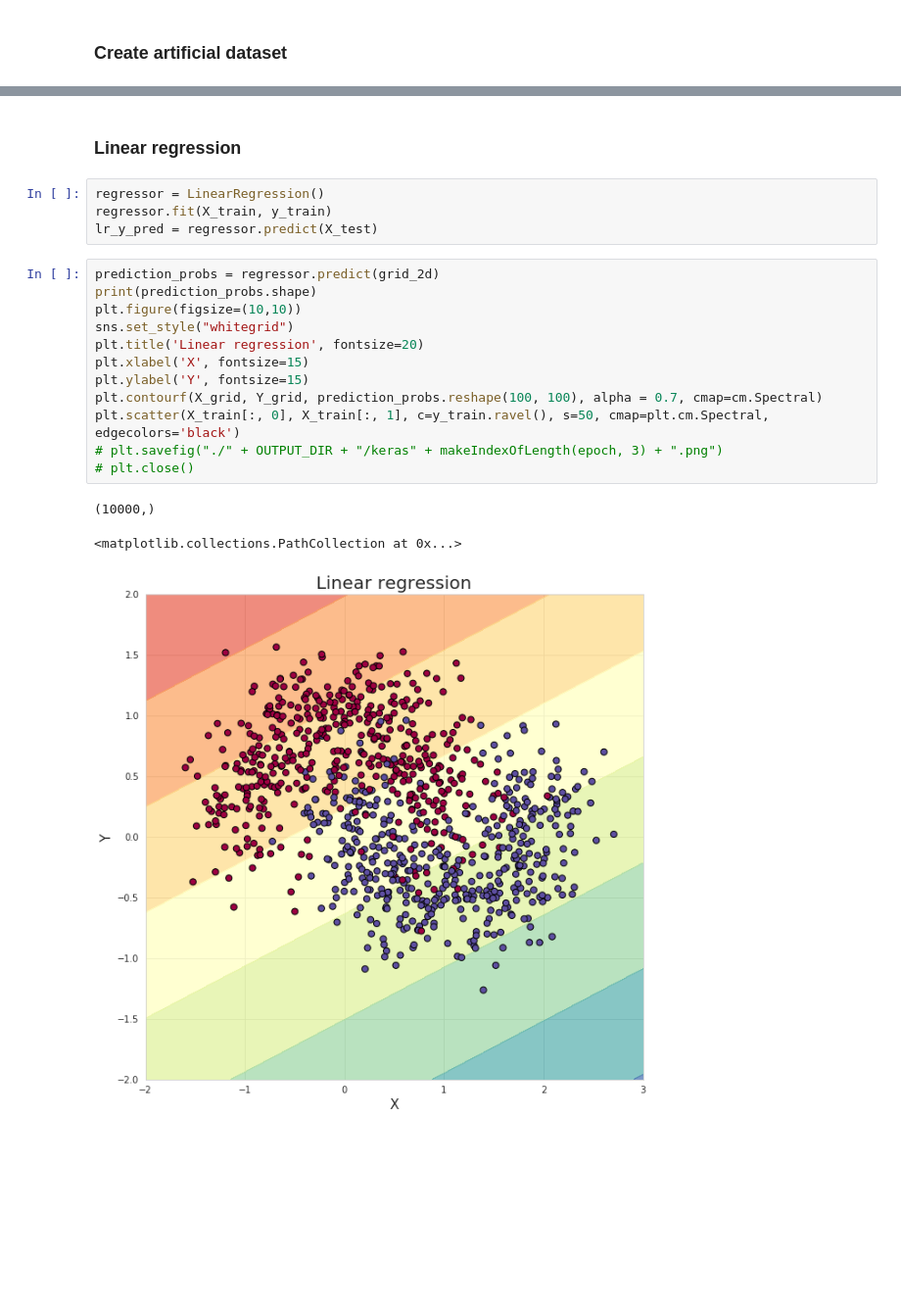
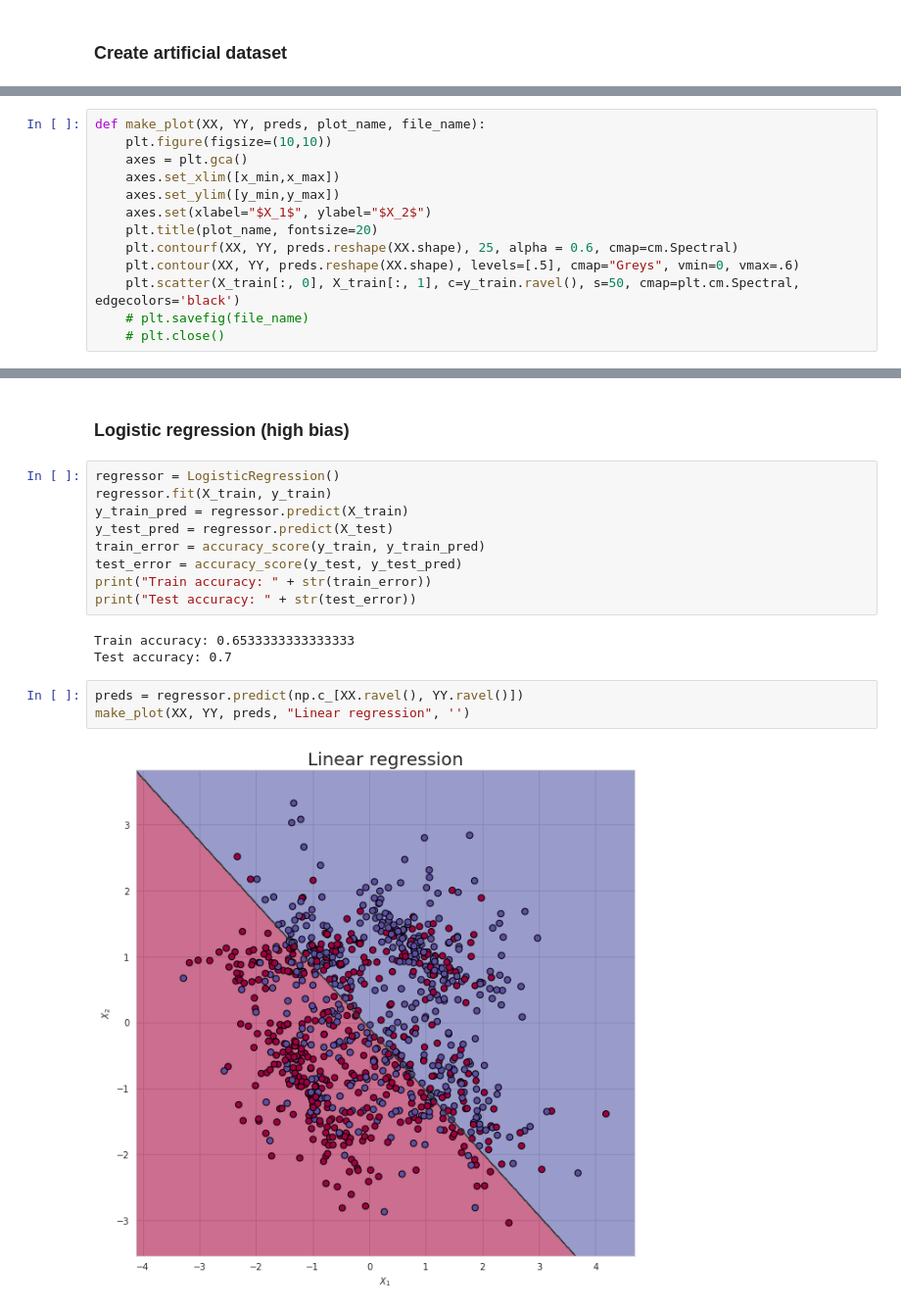
Before and after one commit to SkalskiP/ILearnDeepLearning.py, a Jupyter notebook: 02_exploring_overfitting/Exploring overfitting.ipynb, the cells around one changed output, grey strips where cells are left out. Shown: that part at 98% size. Cells and saved outputs as stored; diff of their text form; blank space fills up the shorter version.

```diff
--- a/02_exploring_overfitting/Exploring overfitting.ipynb
+++ b/02_exploring_overfitting/Exploring overfitting.ipynb
@@ -38,0 +68,13 @@ X_train, X_test, y_train, y_test = train_test_split(X, y, test_size = TEST_SIZE,
+# %%
+def make_plot(XX, YY, preds, plot_name, file_name):
+    plt.figure(figsize=(10,10))
+    axes = plt.gca()
+    axes.set_xlim([x_min,x_max])
+    axes.set_ylim([y_min,y_max])
+    axes.set(xlabel="$X_1$", ylabel="$X_2$")
+    plt.title(plot_name, fontsize=20)
+    plt.contourf(XX, YY, preds.reshape(XX.shape), 25, alpha = 0.6, cmap=cm.Spectral)
+    plt.contour(XX, YY, preds.reshape(XX.shape), levels=[.5], cmap="Greys", vmin=0, vmax=.6)
+    plt.scatter(X_train[:, 0], X_train[:, 1], c=y_train.ravel(), s=50, cmap=plt.cm.Spectral, edgecolors='black')
+    # plt.savefig(file_name)
+    # plt.close()
@@ -46,22 +93,19 @@ plt.scatter(X_train[:, 0], X_train[:, 1], c=y_train.ravel(), s=50, cmap=plt.cm.S
 # %% [markdown]
-### Linear regression
+### Logistic regression (high bias)
-# %%
-regressor = LinearRegression()
-regressor.fit(X_train, y_train)
-lr_y_pred = regressor.predict(X_test)
-# %%
-prediction_probs = regressor.predict(grid_2d)
-print(prediction_probs.shape)
-plt.figure(figsize=(10,10))
-sns.set_style("whitegrid")
-plt.title('Linear regression', fontsize=20)
-plt.xlabel('X', fontsize=15)
-plt.ylabel('Y', fontsize=15)
-plt.contourf(X_grid, Y_grid, prediction_probs.reshape(100, 100), alpha = 0.7, cmap=cm.Spectral)
-plt.scatter(X_train[:, 0], X_train[:, 1], c=y_train.ravel(), s=50, cmap=plt.cm.Spectral, edgecolors='black')
-# plt.savefig("./" + OUTPUT_DIR + "/keras" + makeIndexOfLength(epoch, 3) + ".png")
-# plt.close()
-# %% [output]
-(10000,)
-<matplotlib.collections.PathCollection at 0x...>
-[figure, removed]
+# %%
+regressor = LogisticRegression()
+regressor.fit(X_train, y_train)
+y_train_pred = regressor.predict(X_train)
+y_test_pred = regressor.predict(X_test)
+train_error = accuracy_score(y_train, y_train_pred)
+test_error = accuracy_score(y_test, y_test_pred)
+print("Train accuracy: " + str(train_error))
+print("Test accuracy: " + str(test_error))
+# %% [output]
+Train accuracy: 0.6533333333333333
+Test accuracy: 0.7
+# %%
+preds = regressor.predict(np.c_[XX.ravel(), YY.ravel()])
+make_plot(XX, YY, preds, "Linear regression", '')
+# %% [output]
+[figure, added]
```
Also changed, not shown: parts of 19 cells of this notebook.
